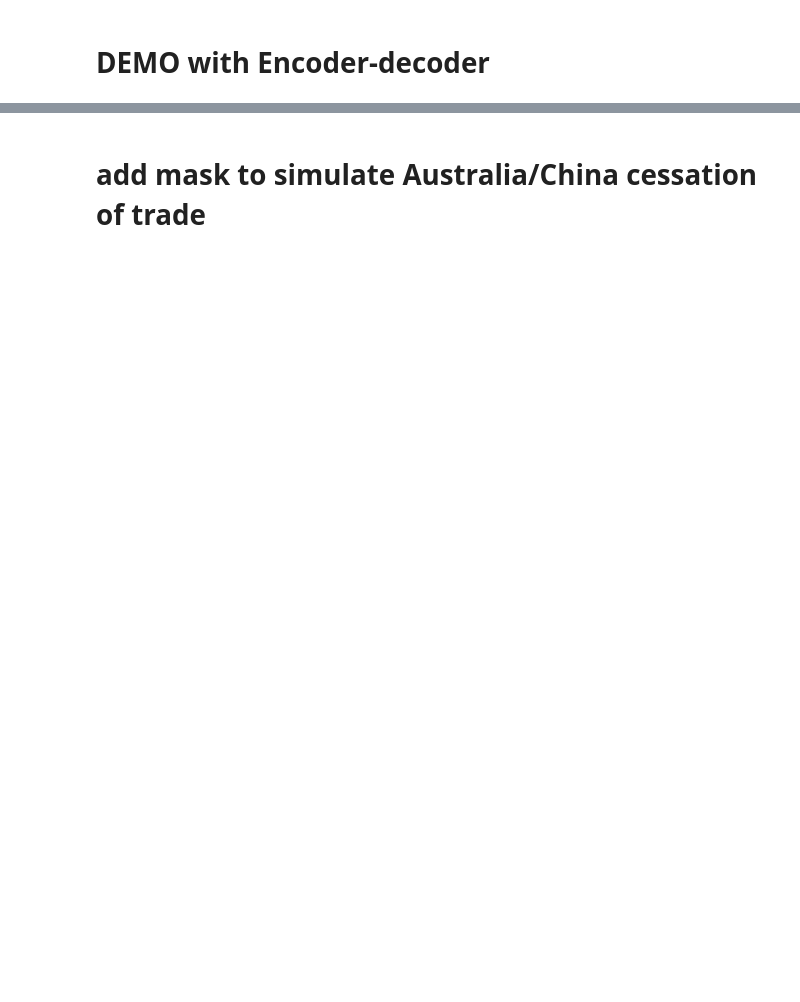
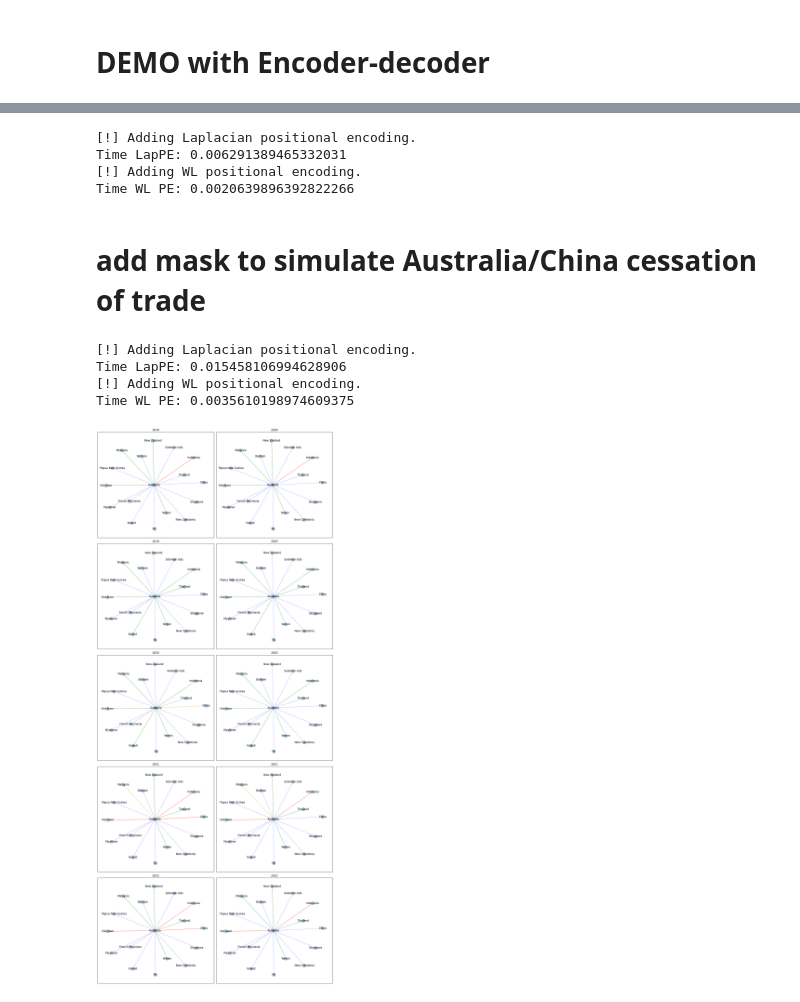
Before and after one commit to masterdoors/agro_graph_transformer, a Jupyter notebook: demo.ipynb, the cells around one changed output, grey strips where cells are left out. Saved outputs shown, nothing was run; the diff lists cells and outputs as text; code cells hidden in the pictures; blank space fills up the shorter version.

Commit message:
fix in the demo

```diff
--- a/demo.ipynb
+++ b/demo.ipynb
@@ -108,21 +110,26 @@ if wl_pos_enc:
     demo_dataset._add_wl_positional_encodings()
     print('Time WL PE:',time.time()-st)
 
-_,_,_,_,labeled_output[0] = fitter.predict(demo_dataset,demo_dataset.collate)
+_,_,_,_,_,_,labeled_output[0] = fitter.predict(demo_dataset,demo_dataset.collate)
+# %% [output]
+[!] Adding Laplacian positional encoding.
+Time LapPE: 0.006291389465332031
+[!] Adding WL positional encoding.
+Time WL PE: 0.0020639896392822266
 # %%
 result_output_table = []
 # %% [markdown]
 # add mask to simulate Australia/China cessation of trade
 # %%
 import copy
-cluster_year_mod = copy.deepcopy(cluster_year[1,2018])
+cluster_year_mod = copy.deepcopy(cluster_year_test[1,2018])
 
 
 cluster_year_mod.append({})
 for j,k in cluster_year_mod[1]:
     if (j,k) not in cluster_year_mod[2]:
         cluster_year_mod[2][j,k] = cluster_year_mod[1][j,k]
-        luster_year_mod[2][j,k][1] = cluster_year_mod[1][j,k][0][:,0].flatten()
+        cluster_year_mod[2][j,k][1] = cluster_year_mod[1][j,k][0][:,0].flatten()
 
 #
 j = le.transform([['Australia']])[0][0]
@@ -153,13 +160,18 @@ if wl_pos_enc:
     print('Time WL PE:',time.time()-st)
 
 
-_,_,_,_,labeled_output[1] = fitter.predict(demo_dataset,demo_dataset.collate)
+_,_,_,_,_,_,labeled_output[1] = fitter.predict(demo_dataset,demo_dataset.collate)
+# %% [output]
+[!] Adding Laplacian positional encoding.
+Time LapPE: 0.015458106994628906
+[!] Adding WL positional encoding.
+Time WL PE: 0.0035610198974609375
 # %%
 import matplotlib.pyplot as plt
 import networkx as nx
 
 fig, axs = plt.subplots(5,2,figsize=(15, 35))
-
+result_output_table = []
 
 for n in range(2):
     k = 0
@@ -181,33 +193,35 @@ for n in range(2):
         ealarge = [(u, v) for (u, v, d) in G.edges(data=True) if ((d["weight"] > 0.15) and (d["weight"] <= 0.2))]
         emed = [(u, v) for (u, v, d) in G.edges(data=True) if ((d["weight"] > 0.05) and (d["weight"] <= 0.15))]
         esmall = [(u, v) for (u, v, d) in G.edges(data=True) if d["weight"] <= 0.05]
 
 
         if len(elarge + esmall+emed+ealarge) > 0:
             layout = nx.spring_layout(G, seed=7,weight=None)
             #nx.draw(G, layout)
             nx.draw_networkx_nodes(G, layout, node_size=200,alpha=0.4,ax=axs[t,n])
 
             # edges
             nx.draw_networkx_edges(G, layout, edgelist=elarge, width=1.5,alpha=0.5,edge_color="r",ax=axs[t,n])
             nx.draw_networkx_edges(
                 G, layout, edgelist=ealarge, width=1.0, alpha=0.7, edge_color="y",ax=axs[t,n]
             )
             nx.draw_networkx_edges(
                 G, layout, edgelist=emed, width=0.9, alpha=0.7, edge_color="g",ax=axs[t,n]
             )
             nx.draw_networkx_edges(
                 G, layout, edgelist=esmall, width=0.5, alpha=0.7, edge_color="b",ax=axs[t,n]
             )
 
             # node labels
             nx.draw_networkx_labels(G, layout, font_size=12, font_family="sans-serif",ax=axs[t,n])
             # edge weight labels
             #edge_labels = nx.get_edge_attributes(G, "weight")
             #nx.draw_networkx_edge_labels(G, layout, edge_labels,font_size=6)
 plt.tight_layout()
 plt.savefig("constrained_model.png")
 plt.show()
+# %% [output]
+[figure, added]
 # %%
 pd.set_option('display.max_rows', 500)
 
```
Also changed, not shown: parts of 1 cell of this notebook, 3 other files.
